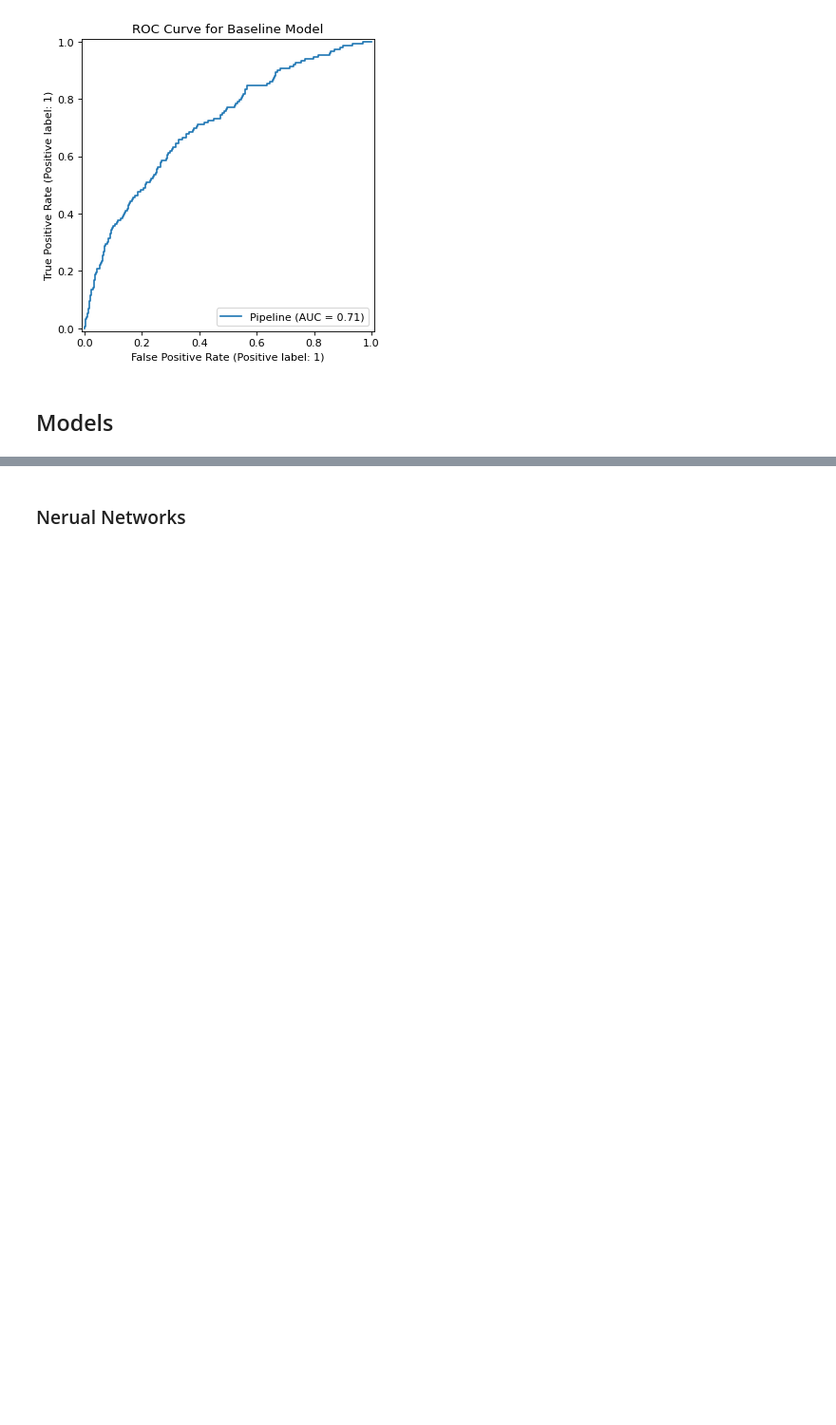
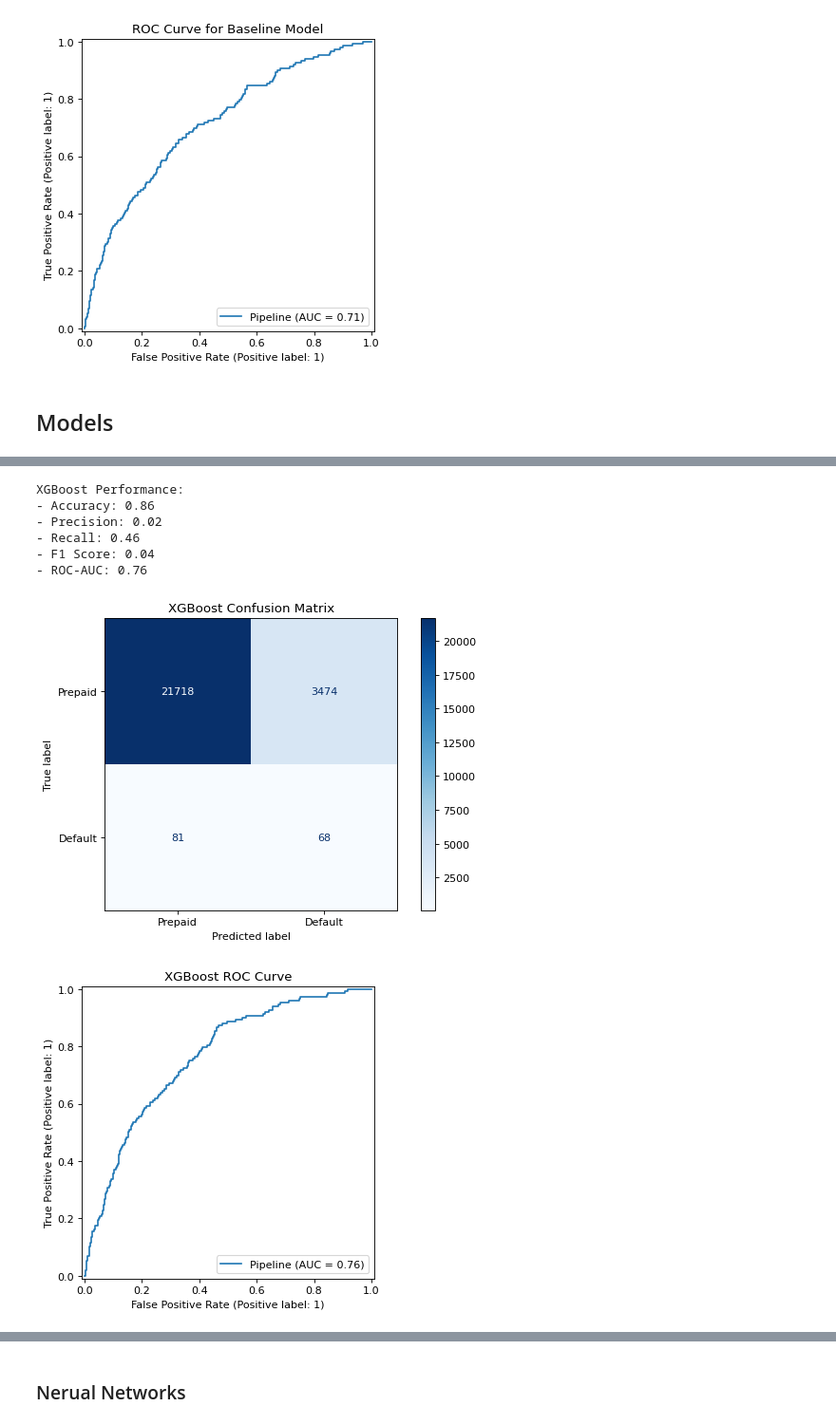
Before and after one commit to AwuoeZYC/Project_2, a Jupyter notebook: project2.ipynb, the cells around one changed output, grey strips where cells are left out. Shown: that part at 95% size. Saved outputs shown, nothing was run; the diff lists cells and outputs as text; code cells hidden in the pictures; blank space fills up the shorter version.

```diff
--- a/project2.ipynb
+++ b/project2.ipynb
@@ -499,7 +501,7 @@ num_cols = ['fico', 'mi_pct', 'dti', 'ltv', 'int_rt', 'orig_upb', 'loan_age_mont
 preprocessor = ColumnTransformer(
     transformers=[
         ('num', StandardScaler(), num_cols),
-        ('cat', OneHotEncoder(handle_unknown='ignore'), cat_cols)
+        ('cat', OneHotEncoder(handle_unknown='error'), cat_cols)
     ]
 )
 
@@ -552,0 +595,5 @@ Baseline Model Performance:
+# %%
+neg = len(y_train[y_train == 0])
+pos = len(y_train[y_train == 1])
+scale_pos_weight = neg / pos  # Approx 32:1 for your data
+print(f"scale_pos_weight: {scale_pos_weight:.2f}")
@@ -552,0 +644,14 @@ Baseline Model Performance:
+# %%
+# Initialize final model with tuned parameters
+final_model = Pipeline([
+    ('preprocessor', preprocessor),
+    ('classifier', xgb.XGBClassifier(
+        **best_params,
+        objective='binary:logistic',
+        scale_pos_weight=scale_pos_weight,
+        random_state=42
+    ))
+])
+
+# Train
+final_model.fit(X_train, y_train)
@@ -552,0 +681,33 @@ Baseline Model Performance:
+# %%
+# Predictions
+y_pred_xgb = final_model.predict(X_test)
+y_proba_xgb = final_model.predict_proba(X_test)[:, 1]
+
+# Performance metrics
+print("XGBoost Performance:")
+print(f"- Accuracy: {accuracy_score(y_test, y_pred_xgb):.2f}")
+print(f"- Precision: {precision_score(y_test, y_pred_xgb):.2f}")
+print(f"- Recall: {recall_score(y_test, y_pred_xgb):.2f}")
+print(f"- F1 Score: {f1_score(y_test, y_pred_xgb):.2f}")
+print(f"- ROC-AUC: {roc_auc_score(y_test, y_proba_xgb):.2f}")
+
+# Confusion Matrix
+cm_xgb = confusion_matrix(y_test, y_pred_xgb)
+disp_xgb = ConfusionMatrixDisplay(confusion_matrix=cm_xgb, display_labels=['Prepaid', 'Default'])
+disp_xgb.plot(cmap='Blues')
+plt.title('XGBoost Confusion Matrix')
+plt.show()
+
+# ROC Curve
+RocCurveDisplay.from_estimator(final_model, X_test, y_test)
+plt.title('XGBoost ROC Curve')
+plt.show()
+# %% [output]
+XGBoost Performance:
+- Accuracy: 0.86
+- Precision: 0.02
+- Recall: 0.46
+- F1 Score: 0.04
+- ROC-AUC: 0.76
+[figure, added]
+[figure, added]
```
Also changed, not shown: parts of 13 cells of this notebook.
